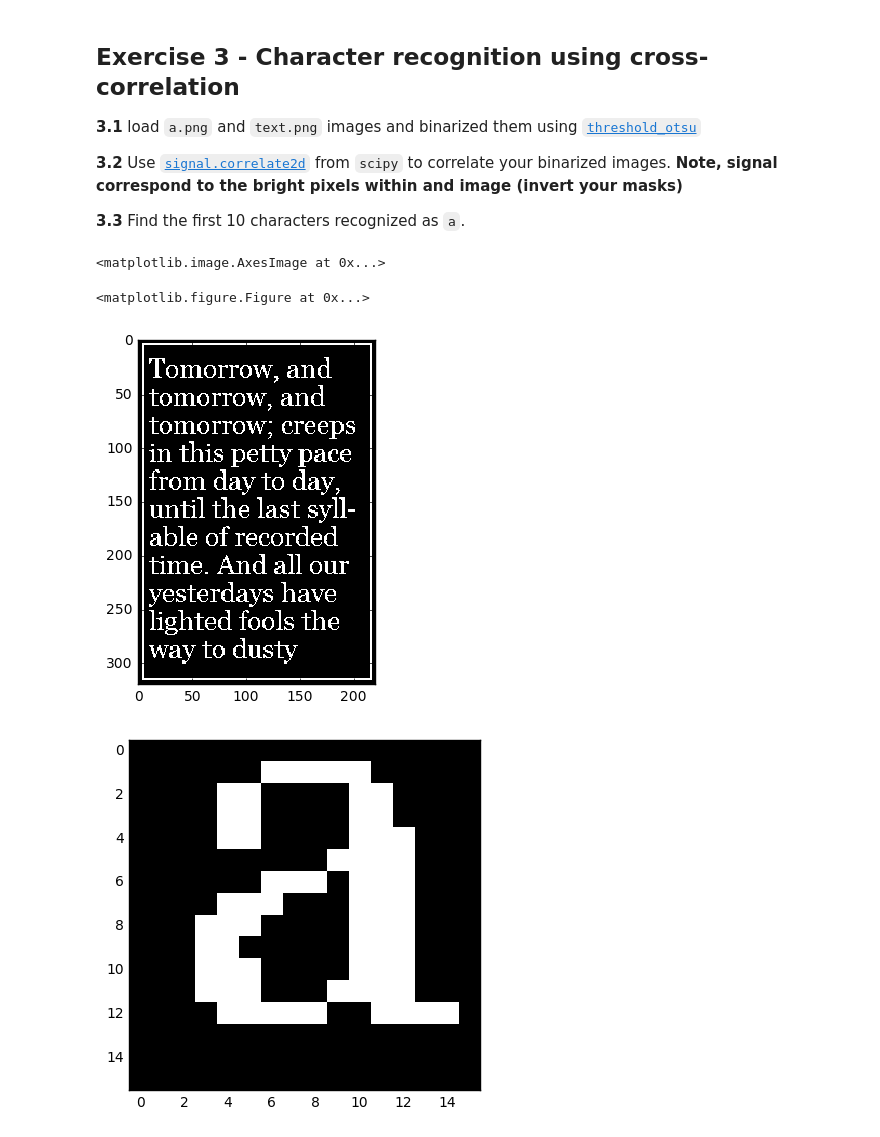
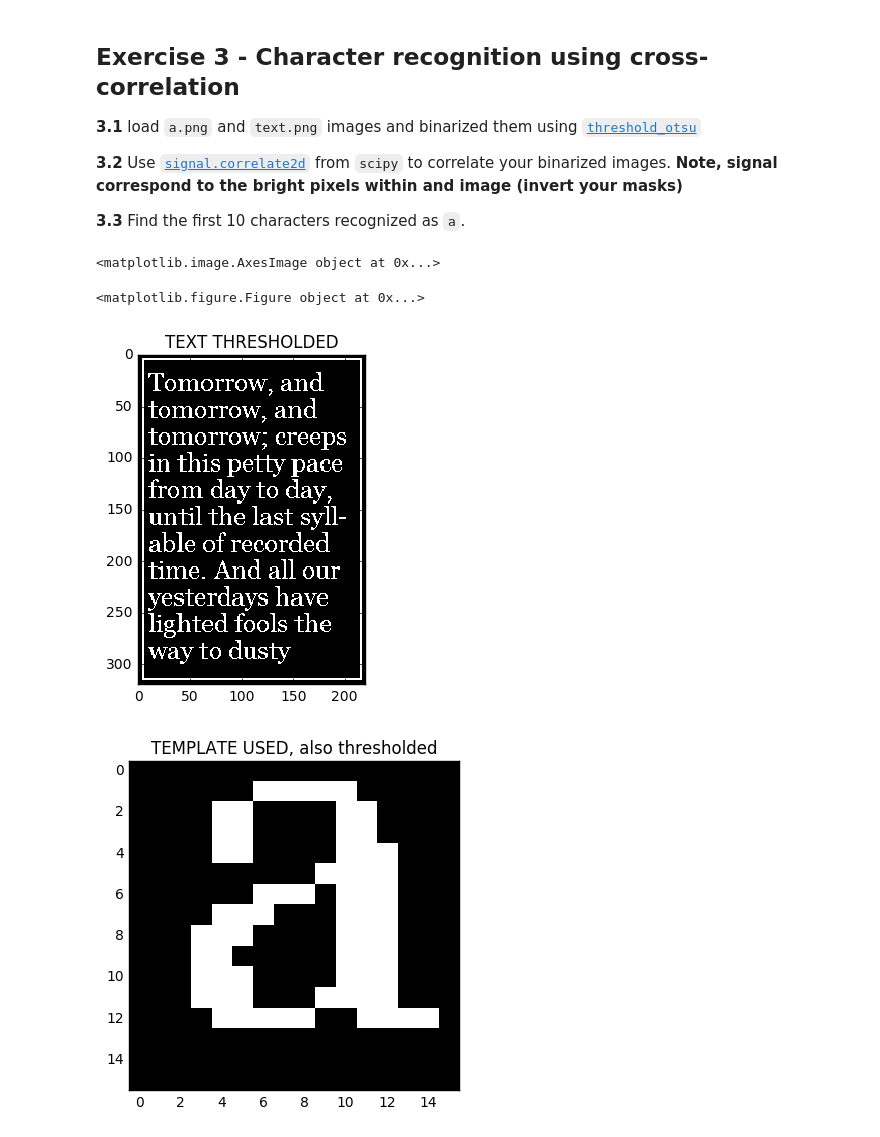
Before and after one commit to daniglezad/DSP-TP-1617, a Jupyter notebook: Lab3/python/Lab3.ipynb, the cells around one changed output. Cells and saved outputs as stored; diff of their text form; code cells hidden in the pictures.

```diff
--- a/Lab3/python/Lab3.ipynb
+++ b/Lab3/python/Lab3.ipynb
@@ -157,59 +140,41 @@ plt.show()
 # %%
 image_name = 'a.png'
 a_im = io.imread(Path.__add__(image_name), as_grey=True)
 plt.figure()
 #io.imshow(a_im)
 image_name = 'text.png'
 text_im = io.imread(Path.__add__(image_name), as_grey=True)
 
 
 from skimage.filters import threshold_otsu
 
-inverted_A = 1- a_im
-#plt.figure()
-#io.imshow(inverted_A)
-#plt.figure()
-inverted_text = 1-text_im
-#io.imshow(inverted_text)
-
-#local_otsu = threshold_otsu(inverted_A, 256)
-#global_otsu_A = inverted_A >= local_otsu
-#plt.figure()
-#io.imshow(global_otsu_A)
-
-#local_otsu = threshold_otsu(inverted_text, 256)
-#global_otsu_text = inverted_text >= local_otsu
-#plt.figure()
-#io.imshow(global_otsu_text)
-
-#print (global_otsu_A)
-#print(global_otsu_text)
-
-s=threshold_otsu(text_im)
+s=threshold_otsu(text_im)   #thresholding the image of the text
 for i in range (text_im.shape[0]):
     for j in range (text_im.shape[1]):
-        if text_im[i,j]>s:
+        if text_im[i,j]>s:  #intensities above the threshold become 0, others become 1
             text_im[i,j]=0
         else:
             text_im[i,j]=1
 
 plt.figure()
+plt.title('TEXT THRESHOLDED')
 io.imshow(text_im)
 
-for i in range (a_im.shape[0]):
+for i in range (a_im.shape[0]): #thresholding the image of the text (same threshold used)
     for j in range (a_im.shape[1]):
         if a_im[i,j]>s:
             a_im[i,j]=0
         else:
             a_im[i,j]=1
 
 plt.figure()
+plt.title('TEMPLATE USED, also thresholded')
 io.imshow(a_im)
 # %% [output]
-<matplotlib.image.AxesImage at 0x...>
+<matplotlib.image.AxesImage object at 0x...>
-<matplotlib.figure.Figure at 0x...>
+<matplotlib.figure.Figure object at 0x...>
-[figure, old version]
+[figure, new version]
-[figure, old version]
+[figure, new version]
 # %%
 from scipy import signal
 corr = signal.correlate2d(text_im,a_im, boundary='symm', mode='same')
```
Also changed, not shown: parts of 8 cells of this notebook.
